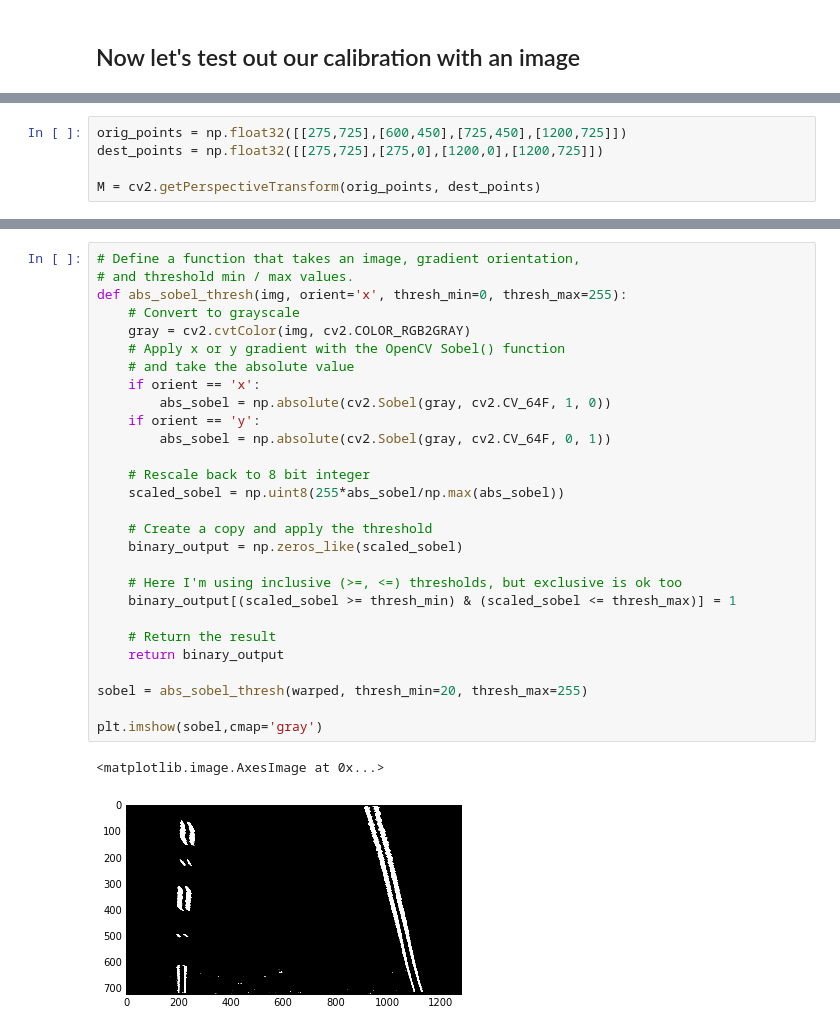
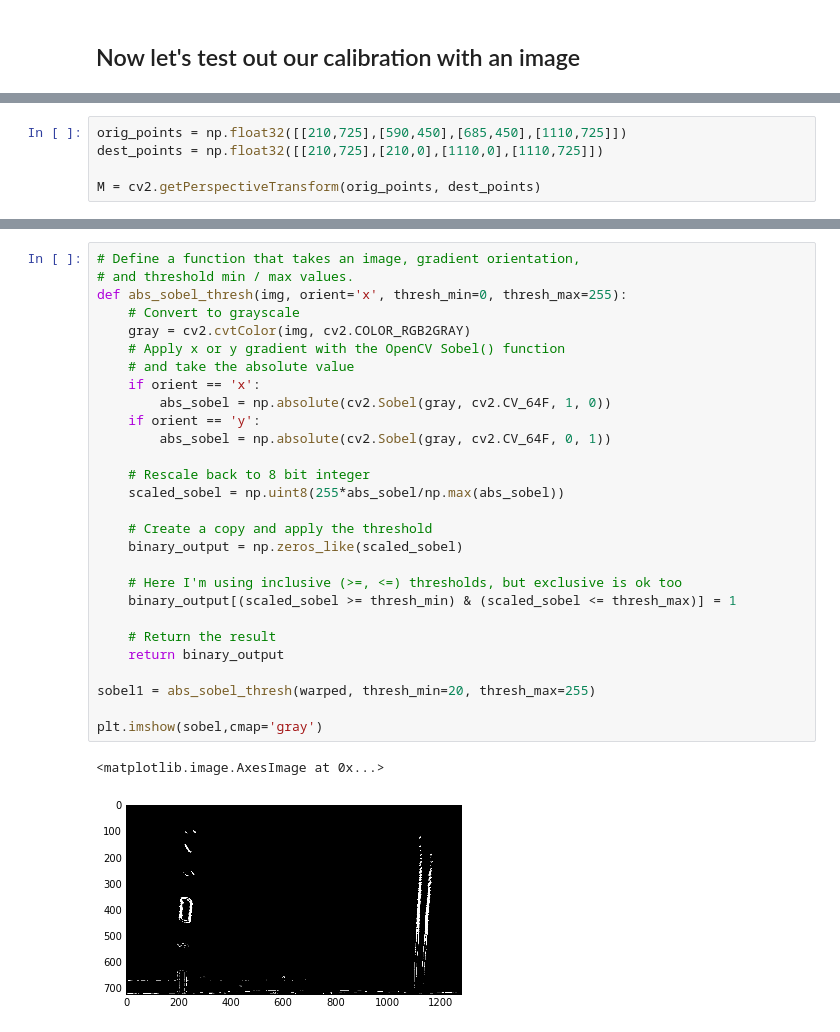
Before and after one commit to mmccuiston/CarND-Advanced-Lane-Lines, a Jupyter notebook: lanefind.ipynb, the cells around one changed output, grey strips where cells are left out. Saved outputs shown, nothing was run; the diff lists cells and outputs as text.

```diff
--- a/lanefind.ipynb
+++ b/lanefind.ipynb
@@ -86,5 +95,5 @@ plt.imshow(plt.imread(test_images[0]))
 # %%
-orig_points = np.float32([[275,725],[600,450],[725,450],[1200,725]])
-dest_points = np.float32([[275,725],[275,0],[1200,0],[1200,725]])
+orig_points = np.float32([[210,725],[590,450],[685,450],[1110,725]])
+dest_points = np.float32([[210,725],[210,0],[1110,0],[1110,725]])
 
 M = cv2.getPerspectiveTransform(orig_points, dest_points)
@@ -99,34 +112,34 @@ plt.imshow(warped)
 # %%
 # Define a function that takes an image, gradient orientation,
 # and threshold min / max values.
 def abs_sobel_thresh(img, orient='x', thresh_min=0, thresh_max=255):
     # Convert to grayscale
     gray = cv2.cvtColor(img, cv2.COLOR_RGB2GRAY)
     # Apply x or y gradient with the OpenCV Sobel() function
     # and take the absolute value
     if orient == 'x':
         abs_sobel = np.absolute(cv2.Sobel(gray, cv2.CV_64F, 1, 0))
     if orient == 'y':
         abs_sobel = np.absolute(cv2.Sobel(gray, cv2.CV_64F, 0, 1))
 
     # Rescale back to 8 bit integer
     scaled_sobel = np.uint8(255*abs_sobel/np.max(abs_sobel))
 
     # Create a copy and apply the threshold
     binary_output = np.zeros_like(scaled_sobel)
 
     # Here I'm using inclusive (>=, <=) thresholds, but exclusive is ok too
     binary_output[(scaled_sobel >= thresh_min) & (scaled_sobel <= thresh_max)] = 1
 
     # Return the result
     return binary_output
 
-sobel = abs_sobel_thresh(warped, thresh_min=20, thresh_max=255)
+sobel1 = abs_sobel_thresh(warped, thresh_min=20, thresh_max=255)
 
 plt.imshow(sobel,cmap='gray')
 # %% [output]
 <matplotlib.image.AxesImage at 0x...>
-[figure, old version]
+[figure, new version]
 # %%
 # for a given sobel kernel size and threshold values
 def mag_thresh(img, sobel_kernel=5, mag_thresh=(0, 255)):
```
Also changed, not shown: parts of 8 cells of this notebook, 1 other file.
